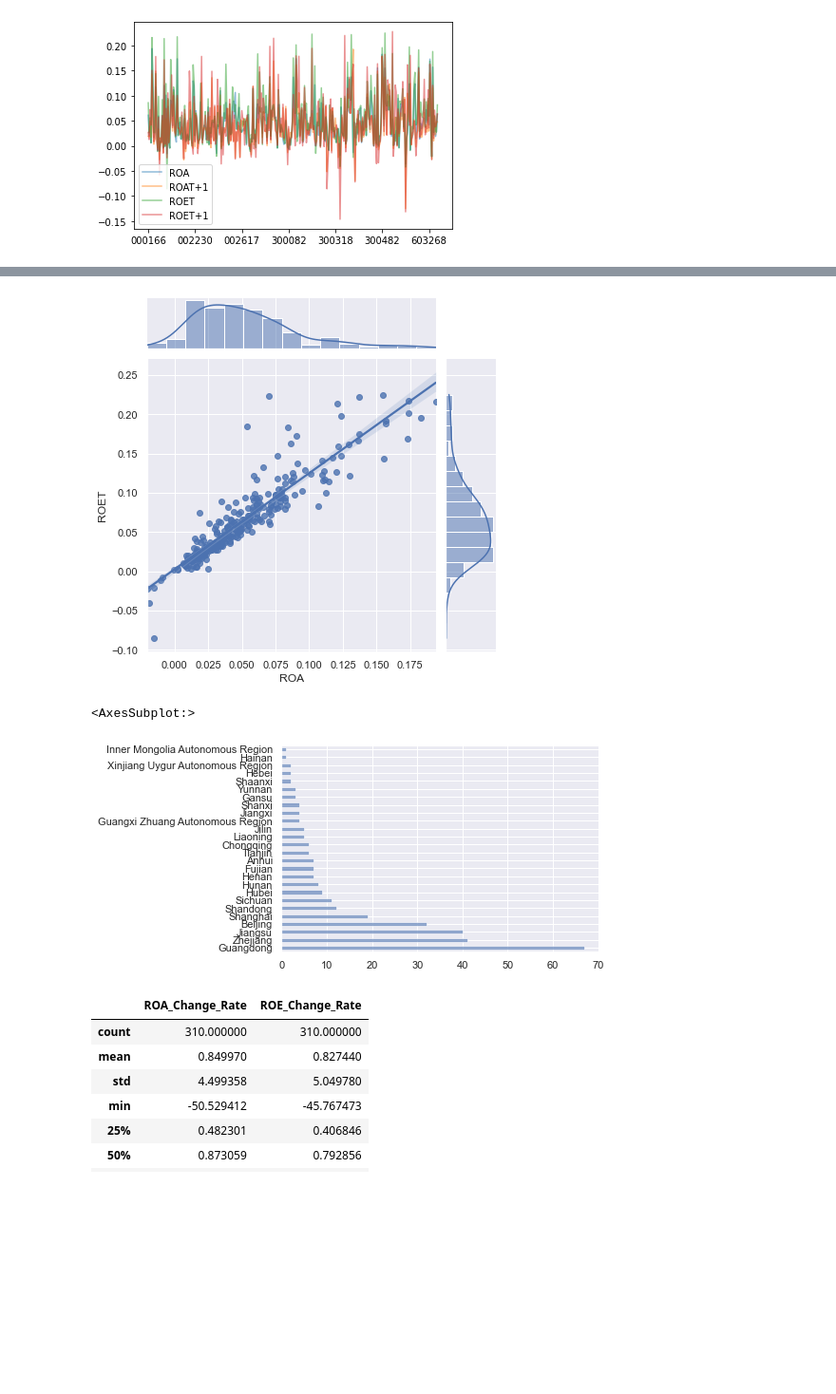
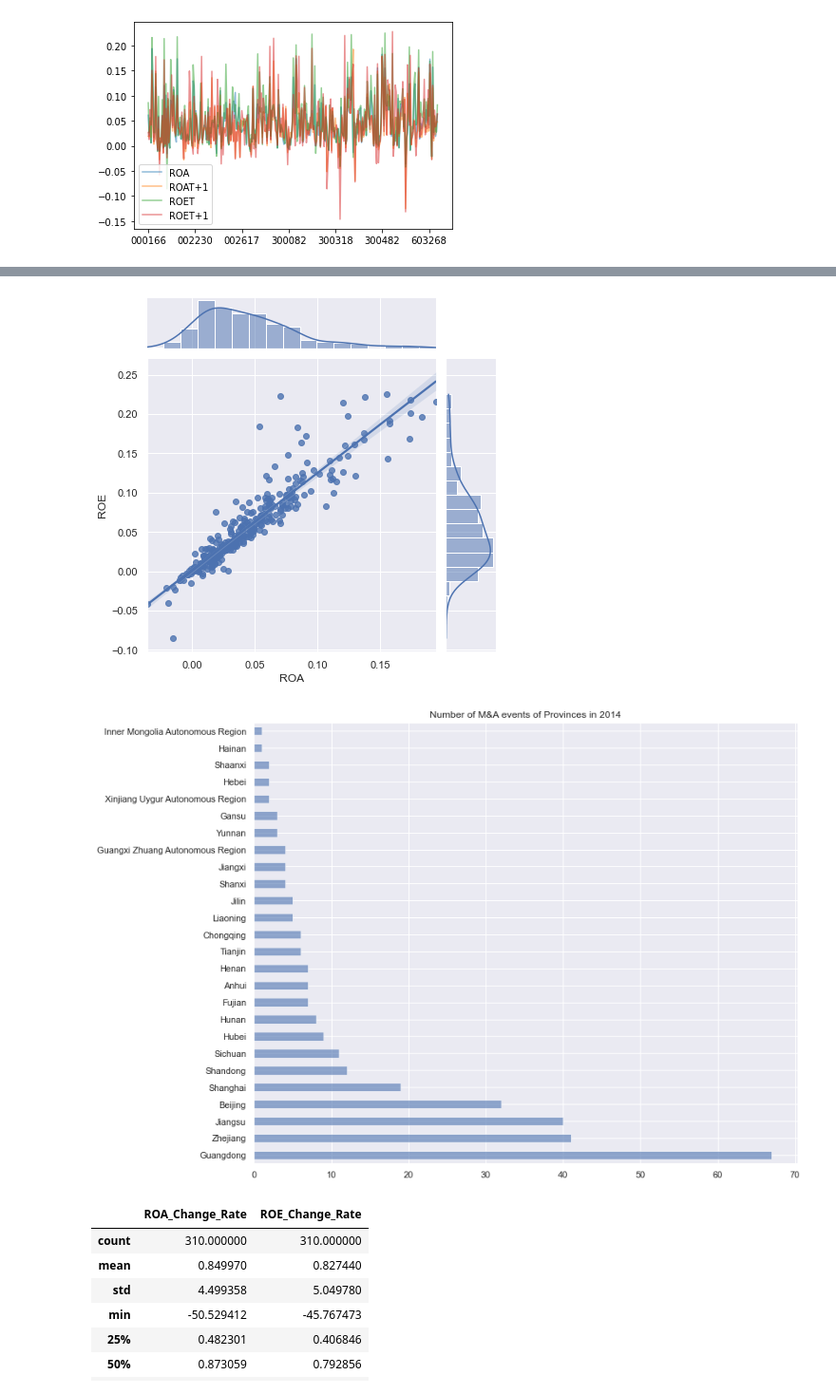
Before and after one commit to YunmaoLeo/Python-DataAnalysis-FInancialEvent-Lejie, a Jupyter notebook: Data-Visualization on M&A.ipynb, the cells around one changed output, grey strips where cells are left out. Shown: that part at 95% size. Saved outputs shown, nothing was run; the diff lists cells and outputs as text; code cells hidden in the pictures; blank space fills up the shorter version.

```diff
--- a/Data-Visualization on M&A.ipynb
+++ b/Data-Visualization on M&A.ipynb
@@ -124,8 +124,6 @@ plt.ylabel('ROA',loc='top')
 # %% [output]
 Text(0, 1, 'ROA')
 [figure]
-# %%
-sheet.drop('Delta_ROA',axis=1,inplace=True)
 # %%
 sheet.columns
 # %% [output]
@@ -185,6 +183,8 @@ sheet[['ROA','ROAT+1','ROET','ROET+1']].plot(alpha=0.5)
 # %% [output]
 <AxesSubplot:>
 [figure]
+# %%
+sheet['ROE']=sheet['ROET']
 # %%
 import seaborn as sns;sns.set()
 # %%
@@ -201,15 +201,17 @@ sns.pairplot(sheet[['ROA','ROAT+1','ROET','ROET+1']]);
 # %%
 #使用自动KDE与回归的联合分布图
-sns.jointplot(x='ROA',y='ROET',kind='reg',data=sheet);
+ax = sns.jointplot(x='ROA',y='ROE',kind='reg',data=sheet,);
+ax.savefig('jointplot of ROA and ROE.jpg')
 # %% [output]
-[figure, old version]
+[figure, new version]
 # %%
 #统计各个省份出现的数量，去除值为0的
 tmp = sheet[sheet['AcgPro']==0]
-sheet.drop(tmp.index)['AcgPro'].value_counts().plot(kind='barh',alpha=0.6)
+plt.figure(figsize=(12,10))
+sheet.drop(tmp.index)['AcgPro'].value_counts().plot(kind='barh',alpha=0.6,title='Number of M&A events of Provinces in 2014')
+plt.savefig('M&AEventsofProvinces.jpg')
 # %% [output]
-<AxesSubplot:>
-[figure, old version]
+[figure, new version]
 # %%
 #ROA ROE变化率
 sheet['ROA_Change_Rate']=sheet['ROAT+1']/sheet['ROA']
```
Also changed, not shown: parts of 13 cells of this notebook, 7 other files.
